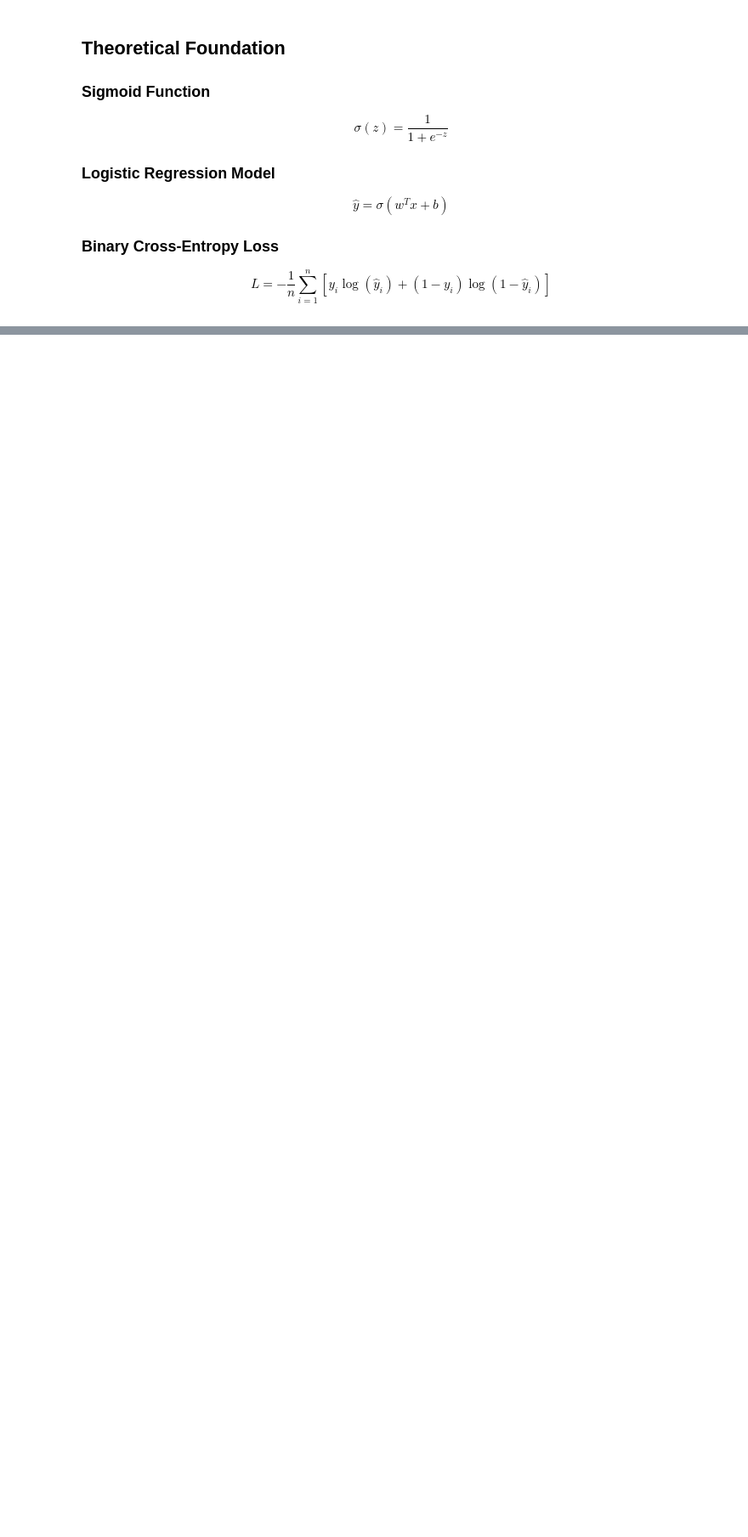
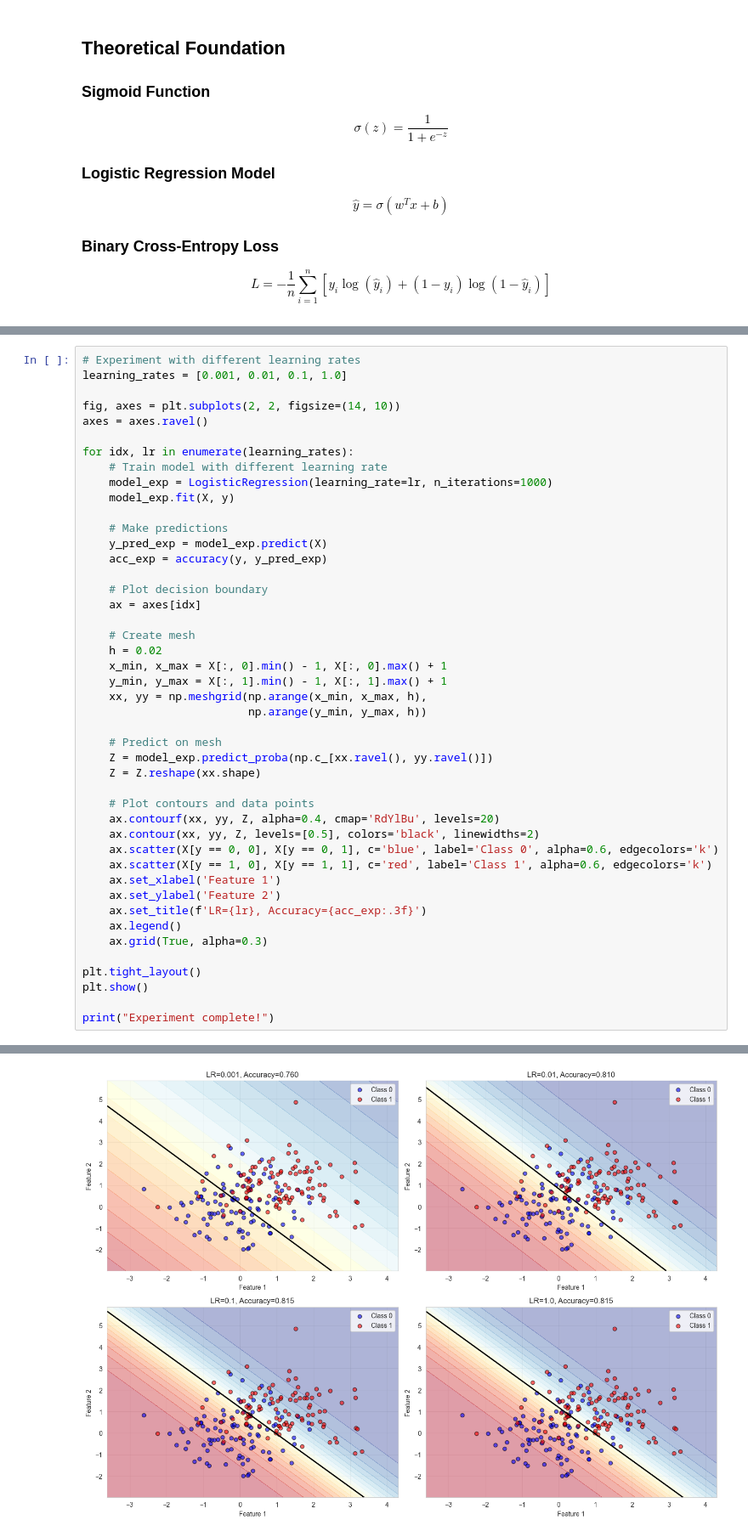
Before and after one commit to theRealMarkCastillo/learning-ml-to-llm, a Jupyter notebook: projects/phase1_classical_ml/project02_logistic_regression/logistic_regression_from_scratch.ipynb, the cells around one changed output, grey strips where cells are left out. Shown at 85% size. Drawn from its saved outputs; the diff is of its cells as text; blank space fills up the shorter version.

```diff
--- a/projects/phase1_classical_ml/project02_logistic_regression/logistic_regression_from_scratch.ipynb
+++ b/projects/phase1_classical_ml/project02_logistic_regression/logistic_regression_from_scratch.ipynb
@@ -41,0 +241,46 @@ print("Libraries imported!")
+# %%
+# Experiment with different learning rates
+learning_rates = [0.001, 0.01, 0.1, 1.0]
+
+fig, axes = plt.subplots(2, 2, figsize=(14, 10))
+axes = axes.ravel()
+
+for idx, lr in enumerate(learning_rates):
+    # Train model with different learning rate
+    model_exp = LogisticRegression(learning_rate=lr, n_iterations=1000)
+    model_exp.fit(X, y)
+
+    # Make predictions
+    y_pred_exp = model_exp.predict(X)
+    acc_exp = accuracy(y, y_pred_exp)
+
+    # Plot decision boundary
+    ax = axes[idx]
+
+    # Create mesh
+    h = 0.02
+    x_min, x_max = X[:, 0].min() - 1, X[:, 0].max() + 1
+    y_min, y_max = X[:, 1].min() - 1, X[:, 1].max() + 1
+    xx, yy = np.meshgrid(np.arange(x_min, x_max, h),
+                         np.arange(y_min, y_max, h))
+
+    # Predict on mesh
+    Z = model_exp.predict_proba(np.c_[xx.ravel(), yy.ravel()])
+    Z = Z.reshape(xx.shape)
+
+    # Plot contours and data points
+    ax.contourf(xx, yy, Z, alpha=0.4, cmap='RdYlBu', levels=20)
+    ax.contour(xx, yy, Z, levels=[0.5], colors='black', linewidths=2)
+    ax.scatter(X[y == 0, 0], X[y == 0, 1], c='blue', label='Class 0', alpha=0.6, edgecolors='k')
+    ax.scatter(X[y == 1, 0], X[y == 1, 1], c='red', label='Class 1', alpha=0.6, edgecolors='k')
+    ax.set_xlabel('Feature 1')
+    ax.set_ylabel('Feature 2')
+    ax.set_title(f'LR={lr}, Accuracy={acc_exp:.3f}')
+    ax.legend()
+    ax.grid(True, alpha=0.3)
+
+plt.tight_layout()
+plt.show()
+
+print("Experiment complete!")
+# %% [output]
@@ -41,0 +304 @@ print("Libraries imported!")
+[figure, added]
```
Also changed, not shown: parts of 11 cells of this notebook, 41 other files.
